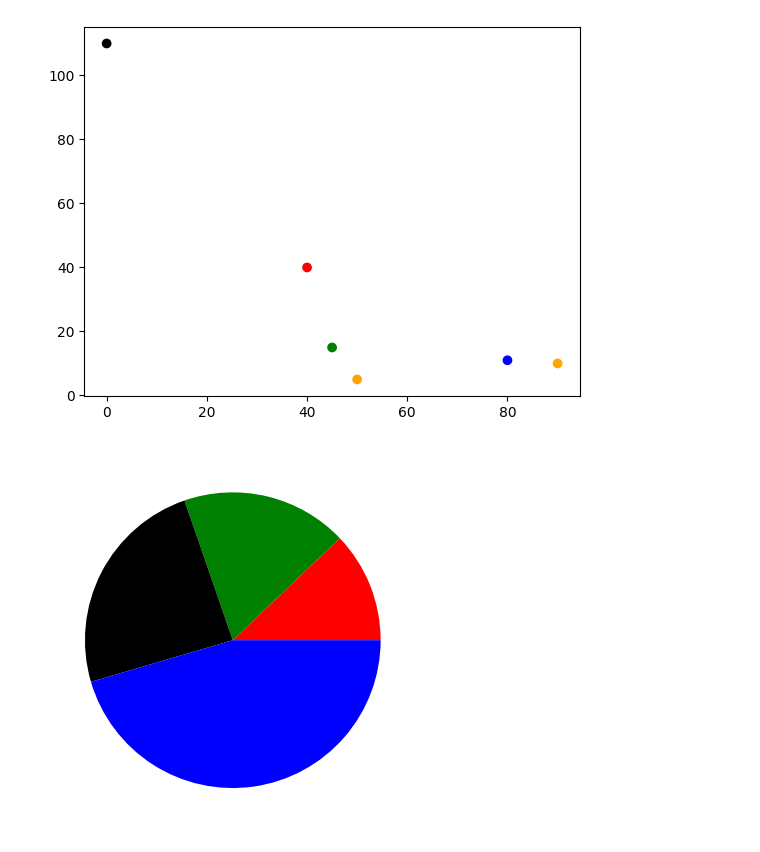
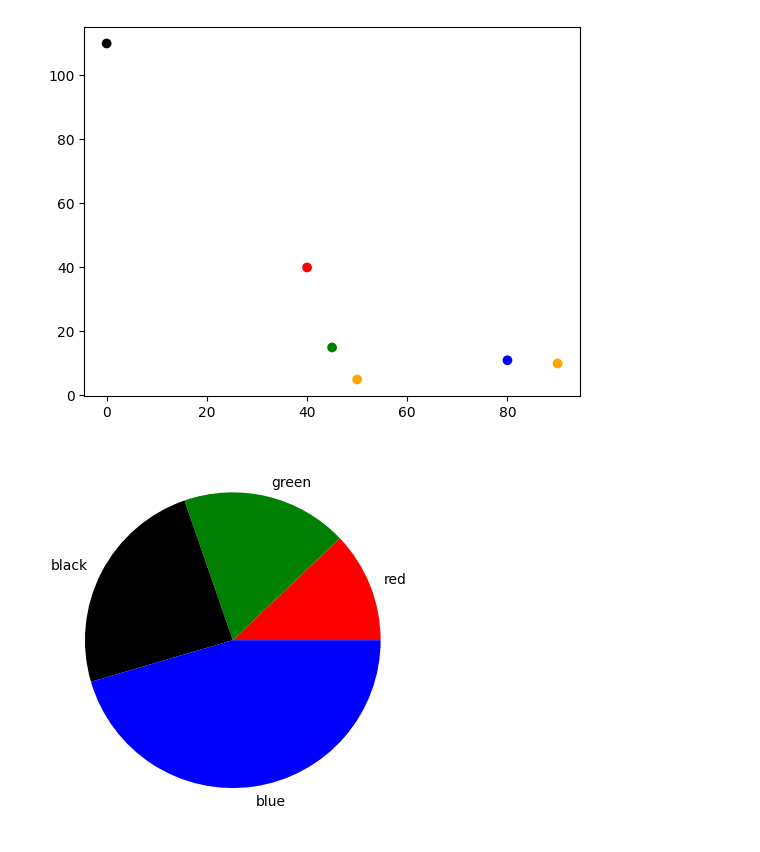
Before and after one commit to shaikhimran1006/Tech-Saksham-Training, a Jupyter notebook: DataAnalytics.ipynb, the cells around one changed output. Cells and saved outputs as stored; diff of their text form; code cells hidden in the pictures.

```diff
--- a/DataAnalytics.ipynb
+++ b/DataAnalytics.ipynb
@@ -158,8 +158,8 @@ plt.scatter(marks,student,color=colors)
 # %%
 a=np.array([4,6,8,15])
 label1=["red","green","black","blue"]
 colors=["red","green","black","blue"]
-plt.pie(a,colors=colors,labels=label)
+plt.pie(a,colors=colors,labels=label1)
 plt.show(block='whilte',close=None)
 # %% [output]
-[figure, old version]
+[figure, new version]
```
Also changed, not shown: parts of 7 cells of this notebook.
